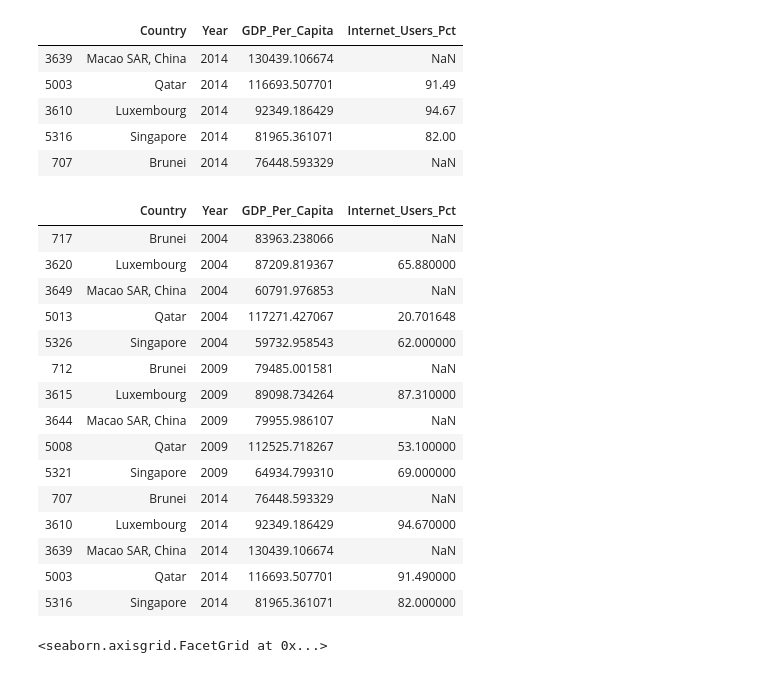
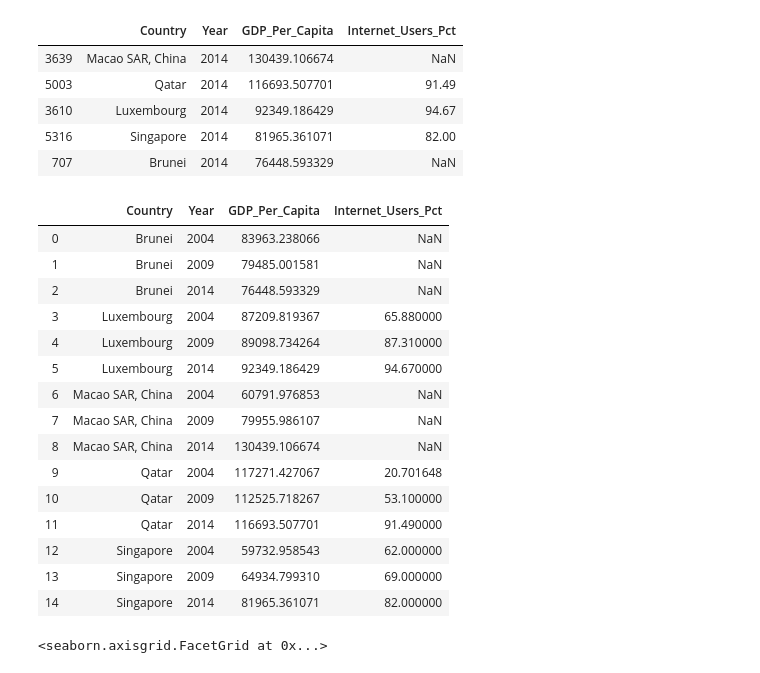
Before and after one commit to CatSchmalzer/gdp-and-internet, a Jupyter notebook: notebooks/un_data_explore.ipynb, the cells around one changed output. Cells and saved outputs as stored; diff of their text form; code cells hidden in the pictures.

```diff
--- a/notebooks/un_data_explore.ipynb
+++ b/notebooks/un_data_explore.ipynb
@@ -141,7 +141,10 @@ internet_df.head()
 ### Question 13: Merge the two DataFrames to one. Merge all rows from each of the two DataFrames.
 ### Call the new DataFrame gdp_and_internet_use. Look at the first five rows of your new data frame to confirm it merged correctly.
 # %%
-gdp_and_internet_use = pd.merge(gdp_df, internet_df, on = ['Country', 'Year'], how = 'outer')
+gdp_and_internet_use = pd.merge(gdp_df,
+                                internet_df,
+                                on = ['Country', 'Year'],
+                                how = 'outer')
 gdp_and_internet_use.head(5)
 # %% [output]
 |  | Country | Year | GDP_Per_Capita | Internet_Users_Pct |
@@ -452,25 +465,26 @@ top_5_gdp_2014
 # %%
 temp_gdp_top = pd.concat([gdp_and_internet_2004, gdp_and_internet_2009, gdp_and_internet_2014])
 country_list = ["Macao SAR, China", 'Qatar', 'Luxembourg', 'Singapore', 'Brunei']
 top_5_gdp = temp_gdp_top.query("Country in @country_list")
+top_5_gdp = top_5_gdp.sort_values(['Country']).reset_index(drop=True)
 top_5_gdp
 # %% [output]
 |  | Country | Year | GDP_Per_Capita | Internet_Users_Pct |
-| 717 | Brunei | 2004 | 83963.238066 | NaN |
-| 3620 | Luxembourg | 2004 | 87209.819367 | 65.880000 |
-| 3649 | Macao SAR, China | 2004 | 60791.976853 | NaN |
-| 5013 | Qatar | 2004 | 117271.427067 | 20.701648 |
-| 5326 | Singapore | 2004 | 59732.958543 | 62.000000 |
-| 712 | Brunei | 2009 | 79485.001581 | NaN |
-| 3615 | Luxembourg | 2009 | 89098.734264 | 87.310000 |
-| 3644 | Macao SAR, China | 2009 | 79955.986107 | NaN |
-| 5008 | Qatar | 2009 | 112525.718267 | 53.100000 |
-| 5321 | Singapore | 2009 | 64934.799310 | 69.000000 |
-| 707 | Brunei | 2014 | 76448.593329 | NaN |
-| 3610 | Luxembourg | 2014 | 92349.186429 | 94.670000 |
-| 3639 | Macao SAR, China | 2014 | 130439.106674 | NaN |
-| 5003 | Qatar | 2014 | 116693.507701 | 91.490000 |
-| 5316 | Singapore | 2014 | 81965.361071 | 82.000000 |
+| 0 | Brunei | 2004 | 83963.238066 | NaN |
+| 1 | Brunei | 2009 | 79485.001581 | NaN |
+| 2 | Brunei | 2014 | 76448.593329 | NaN |
+| 3 | Luxembourg | 2004 | 87209.819367 | 65.880000 |
+| 4 | Luxembourg | 2009 | 89098.734264 | 87.310000 |
+| 5 | Luxembourg | 2014 | 92349.186429 | 94.670000 |
+| 6 | Macao SAR, China | 2004 | 60791.976853 | NaN |
+| 7 | Macao SAR, China | 2009 | 79955.986107 | NaN |
+| 8 | Macao SAR, China | 2014 | 130439.106674 | NaN |
+| 9 | Qatar | 2004 | 117271.427067 | 20.701648 |
+| 10 | Qatar | 2009 | 112525.718267 | 53.100000 |
+| 11 | Qatar | 2014 | 116693.507701 | 91.490000 |
+| 12 | Singapore | 2004 | 59732.958543 | 62.000000 |
+| 13 | Singapore | 2009 | 64934.799310 | 69.000000 |
+| 14 | Singapore | 2014 | 81965.361071 | 82.000000 |
 # %%
 top_5_gdp_facets = sns.FacetGrid(top_5_gdp, col = 'Country')
 top_5_gdp_facets = top_5_gdp_facets.map(plt.plot, 'Year','GDP_Per_Capita', color = 'green', marker = "o")
```
Also changed, not shown: parts of 25 cells of this notebook.
